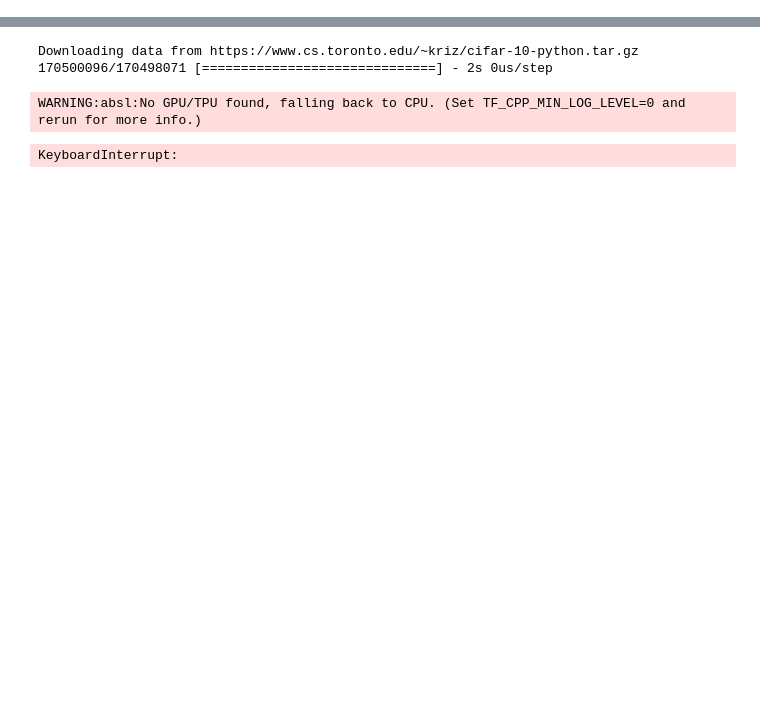
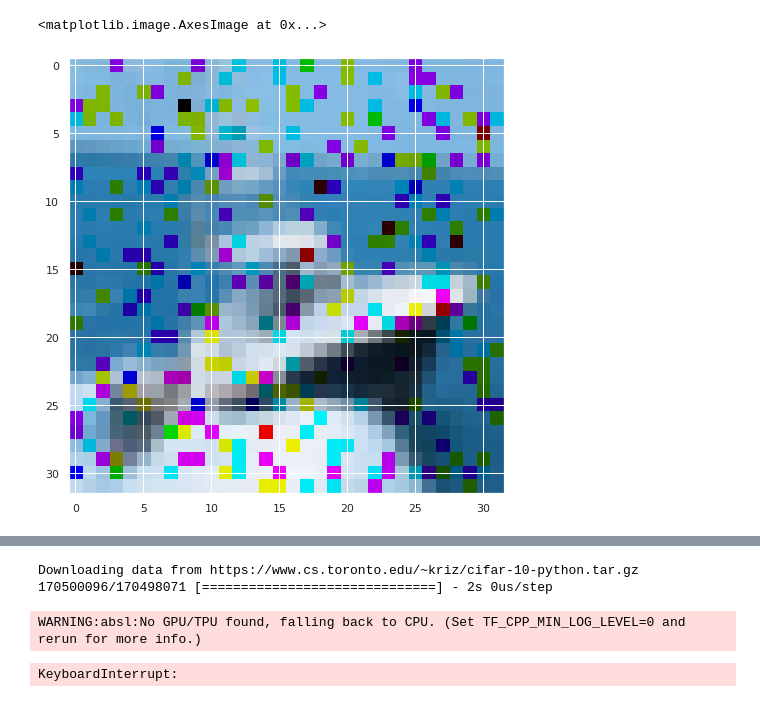
Before and after one commit to icmc-data/BadGlobalMinima, a Jupyter notebook: notebooks/hk_resnet_dataloader.ipynb, the cells around one changed output, grey strips where cells are left out. Drawn from its saved outputs; the diff is of its cells as text; code cells hidden in the pictures; blank space fills up the shorter version.

```diff
--- a/notebooks/hk_resnet_dataloader.ipynb
+++ b/notebooks/hk_resnet_dataloader.ipynb
@@ -65,0 +155,5 @@ ModuleNotFoundError: No module named 'tensorflow'
+# %%
+plt.imshow(array_x[-2])
+# %% [output]
+<matplotlib.image.AxesImage at 0x...>
+[figure, added]
```
Also changed, not shown: parts of 23 cells of this notebook.
